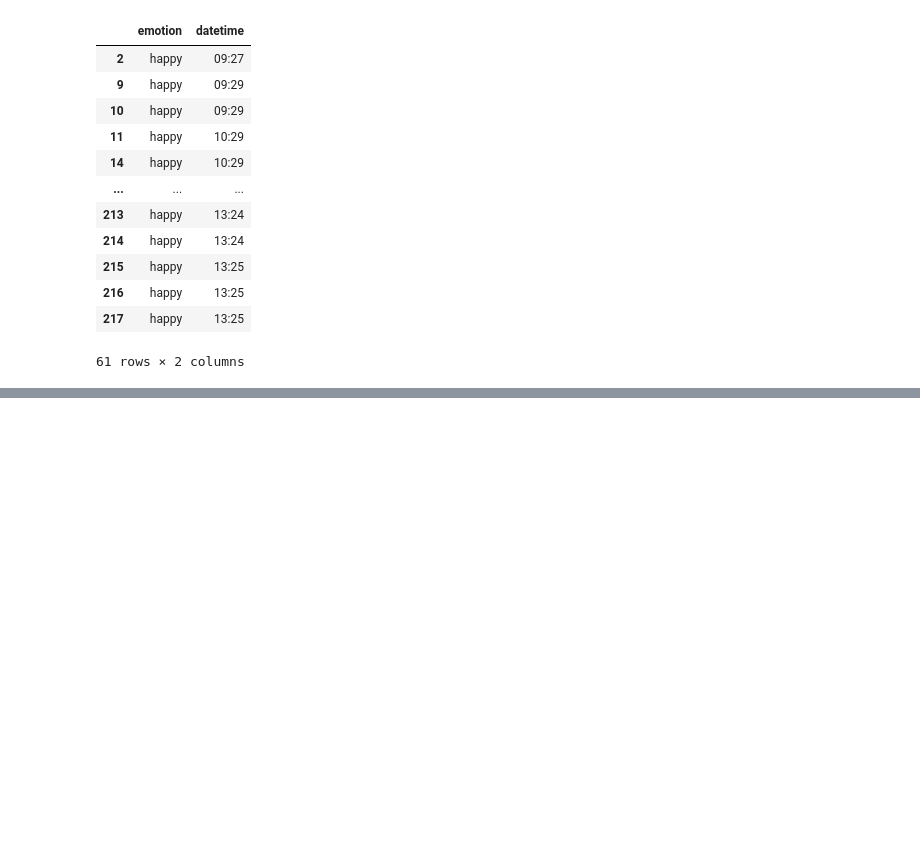
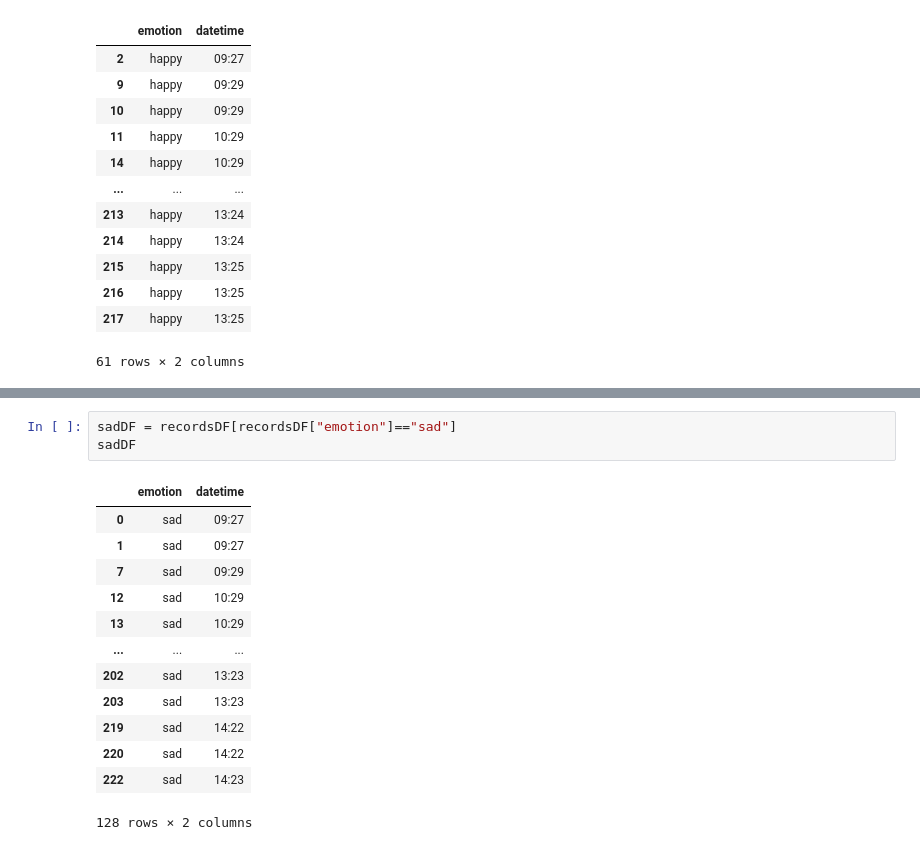
Before and after one commit to dominic-hill1/emotion-recognition-system, a Jupyter notebook: graphing.ipynb, the cells around one changed output, grey strips where cells are left out. Cells and saved outputs as stored; diff of their text form; blank space fills up the shorter version.

```diff
--- a/graphing.ipynb
+++ b/graphing.ipynb
@@ -107,0 +78,17 @@ ValueError: Buffer has wrong number of dimensions (expected 1, got 2)
+# %%
+sadDF = recordsDF[recordsDF["emotion"]=="sad"]
+sadDF
+# %% [output]
+|  | emotion | datetime |
+| 0 | sad | 09:27 |
+| 1 | sad | 09:27 |
+| 7 | sad | 09:29 |
+| 12 | sad | 10:29 |
+| 13 | sad | 10:29 |
+| ... | ... | ... |
+| 202 | sad | 13:23 |
+| 203 | sad | 13:23 |
+| 219 | sad | 14:22 |
+| 220 | sad | 14:22 |
+| 222 | sad | 14:23 |
+128 rows × 2 columns
```
Also changed, not shown: parts of 5 cells of this notebook, 2 other files.
